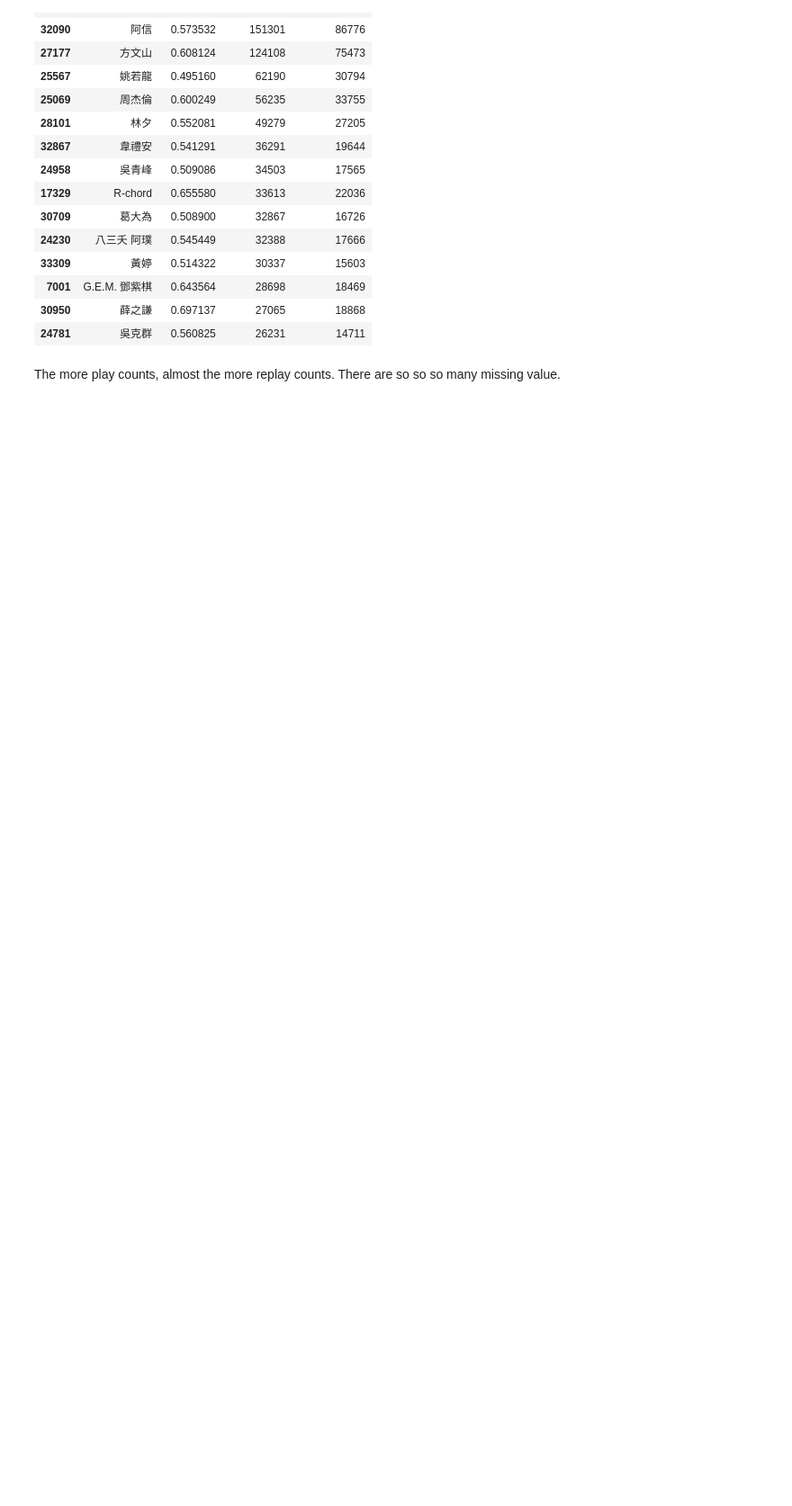
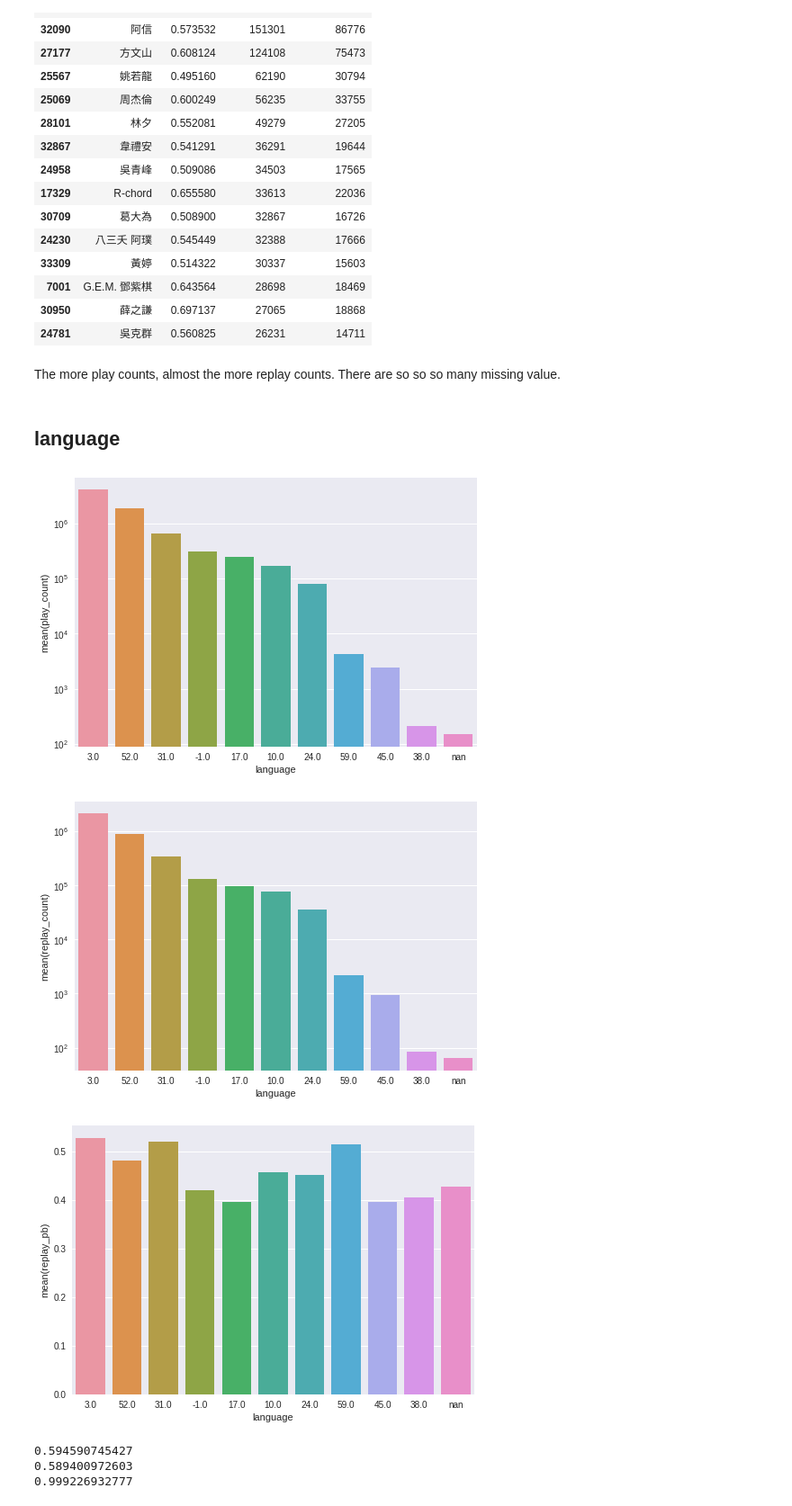
Before and after one commit to dsmilab/WSDM2018-KKBox-MRC, a Jupyter notebook: exploration_song.ipynb, the cells around one changed output. Shown at 90% size. Cells and saved outputs as stored; diff of their text form; code cells hidden in the pictures; blank space fills up the shorter version.

Commit message:
The language 3 is the most popular trivially.

```diff
--- a/exploration_song.ipynb
+++ b/exploration_song.ipynb
@@ -339,3 +339,36 @@ lyricist_df.sort_values(by=['play_count'], ascending=False).head(15)
 # %% [markdown]
 The more play counts, almost the more replay counts.
 There are so so so many missing value.
+# %% [markdown]
+## language
+# %%
+language_df = train_df[['language', 'target']].groupby('language').agg(['mean', 'count']).reset_index()
+language_df.columns = ['language', 'replay_pb', 'play_count']
+language_df['replay_count'] = (language_df['replay_pb'] * language_df['play_count']).astype(np.int32)
+
+
+g = sns.barplot(x='language', y='play_count', data=language_df.sort_values(by=['play_count'], ascending=False))
+g.set_yscale('log')
+sns.plt.show()
+
+g = sns.barplot(x='language', y='replay_count', data=language_df.sort_values(by=['replay_count'], ascending=False))
+g.set_yscale('log')
+sns.plt.show()
+
+sns.barplot(x='language', y='replay_pb', data=language_df.sort_values(by=['replay_count'], ascending=False))
+sns.plt.show()
+
+print(language_df['replay_count'].corr(language_df['replay_pb']))
+print(language_df['play_count'].corr(language_df['replay_pb']))
+print(language_df['play_count'].corr(language_df['replay_count']))
+
+g = sns.jointplot(x="play_count", y="replay_pb", data=language_df, kind="reg")
+sns.plt.show()
+language_df.sort_values(by=['play_count'], ascending=False)
+# %% [output]
+[figure, added]
+[figure, added]
+[figure, added]
+0.594590745427
+0.589400972603
+0.999226932777
```
Also changed, not shown: parts of 5 cells of this notebook.
